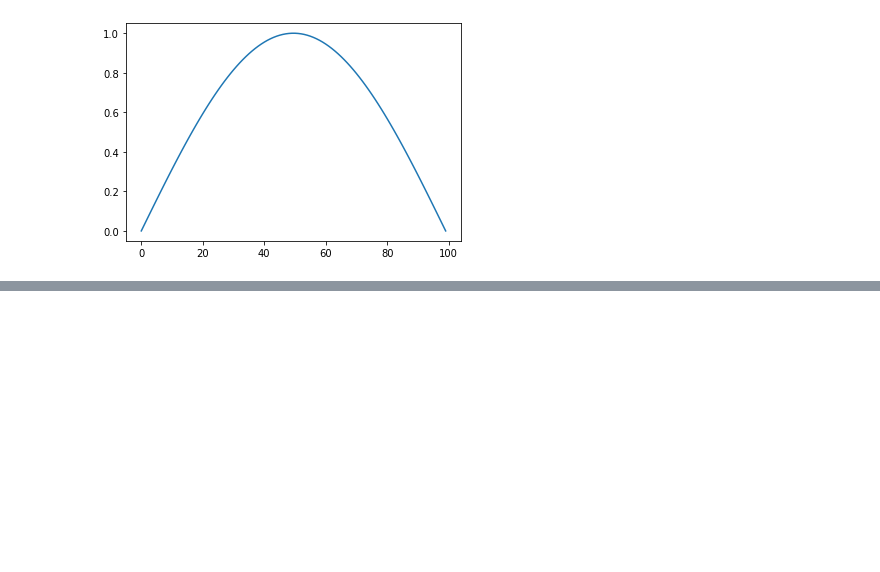
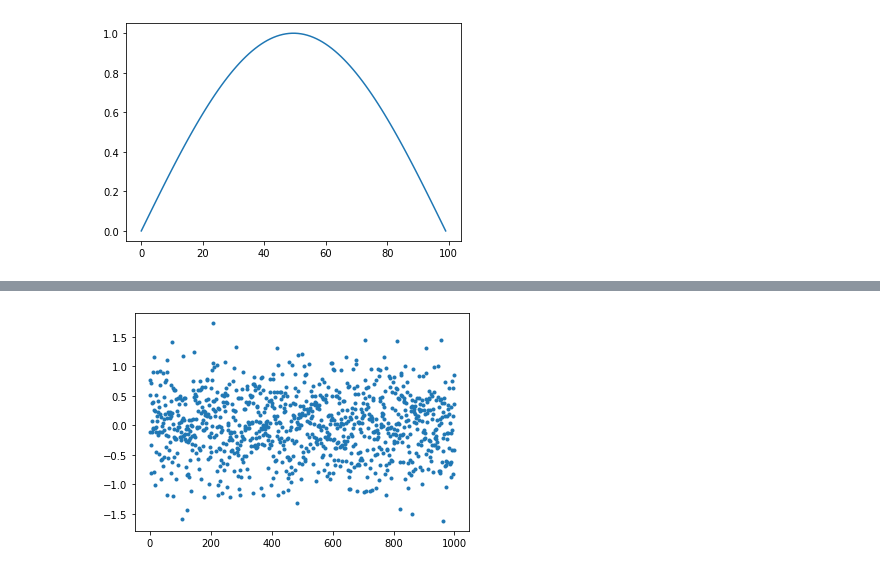
Before and after one commit to decoz/mlclass, a Jupyter notebook: 2_numpy_calc.ipynb, the cells around one changed output, grey strips where cells are left out. Saved outputs shown, nothing was run; the diff lists cells and outputs as text; code cells hidden in the pictures; blank space fills up the shorter version.

```diff
--- a/2_numpy_calc.ipynb
+++ b/2_numpy_calc.ipynb
@@ -456,0 +294,8 @@ plt.show()
+# %%
+# 100개의 0을 기준으로 표준편차가 0.5 인 정규분포
+x = np.random.normal(0, 0.5, 1000)
+
+plt.plot(x, '.')
+plt.show()
+# %% [output]
+[figure, added]
```
Also changed, not shown: parts of 41 cells of this notebook.
